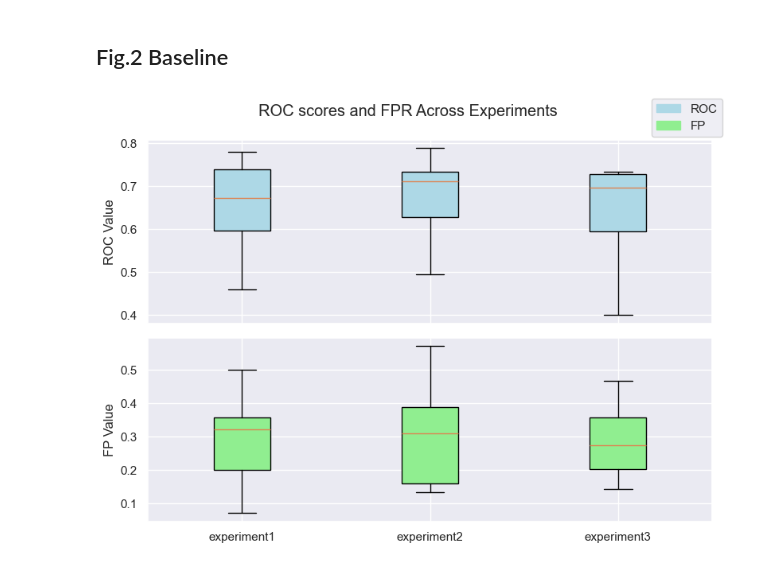
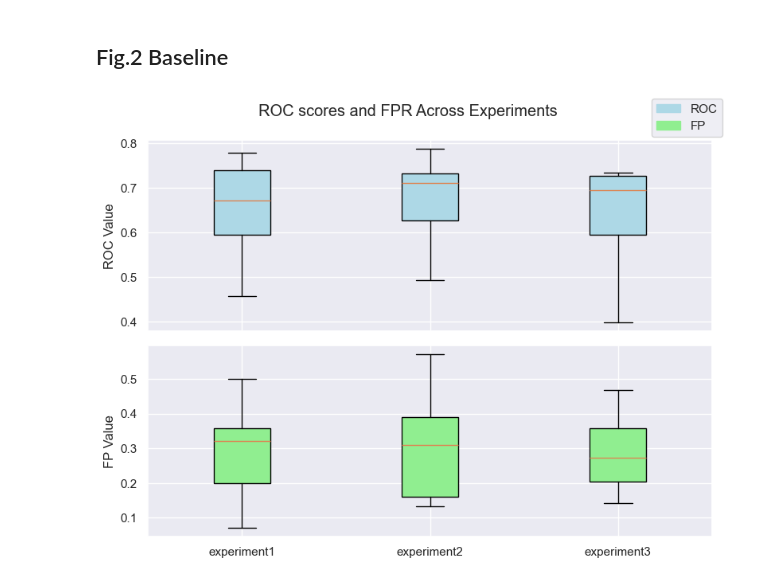
Before and after one commit to CS-433/ml-project-2-losmodelosmatemagicos, a Jupyter notebook: src/get_metrics_of_results.ipynb, the cells around one changed output. Drawn from its saved outputs; the diff is of its cells as text; code cells hidden in the pictures.

```diff
--- a/src/get_metrics_of_results.ipynb
+++ b/src/get_metrics_of_results.ipynb
@@ -217,33 +216,31 @@ for name, path in experiments.items():
 # %%
 # Create a figure with two subplots, sharing the x-axis
 fig, axs = plt.subplots(2, figsize=(8, 6), sharex=True)
 
 # Colors for the boxplots
 colors = ["lightblue", "lightgreen"]
 
 # Set the main title
 fig.suptitle('ROC scores and FPR Across Experiments')
 
 # Creating box plots for ROC and FP values
 for i, (ax, (metric, color)) in enumerate(zip(axs, zip(["roc", "fp"], colors))):
     values = [exp_metrics[metric] for exp_metrics in metrics.values()]
     ax.boxplot(values, patch_artist=True, boxprops=dict(facecolor=color))
     ax.set_ylabel(f'{metric.upper()} Value')
     if i == 0:  # if it's the first subplot
         axs[i].tick_params(axis='x', which='both', bottom=False, top=False, labelbottom=False)  # remove x-tick labels
 
 # Set the x-axis labels once, after creating all the box plots
 axs[-1].set_xticks(range(1, len(metrics) + 1))
 axs[-1].set_xticklabels(metrics.keys())  #, rotation=45, ha="right")
 
-
 # Create a legend
 patches = [mpatches.Patch(color=color, label=metric.upper()) for metric, color in zip(["roc", "fp"], colors)]
 fig.legend(handles=patches, loc='upper right')
 
-
-plt.tight_layout(rect=[0, 0.03, 1, 1])  # Adjust the rect to fit the main title and legend
+plt.tight_layout()
 #plt.savefig('ROC scores and FPR Across Experiments', dpi=300)
 plt.show()
 # %% [output]
-[figure, old version]
+[figure, new version]
```
Also changed, not shown: parts of 3 cells of this notebook, 1 other file.
